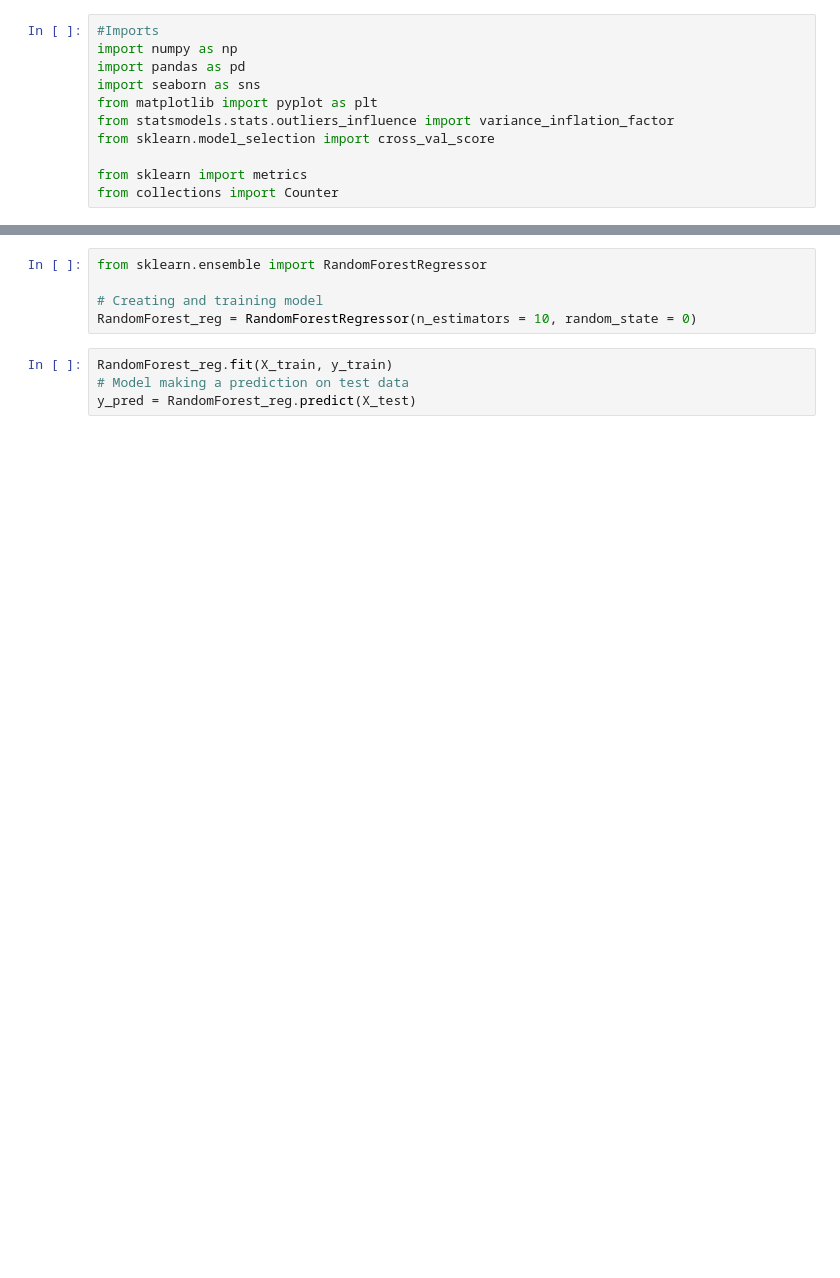
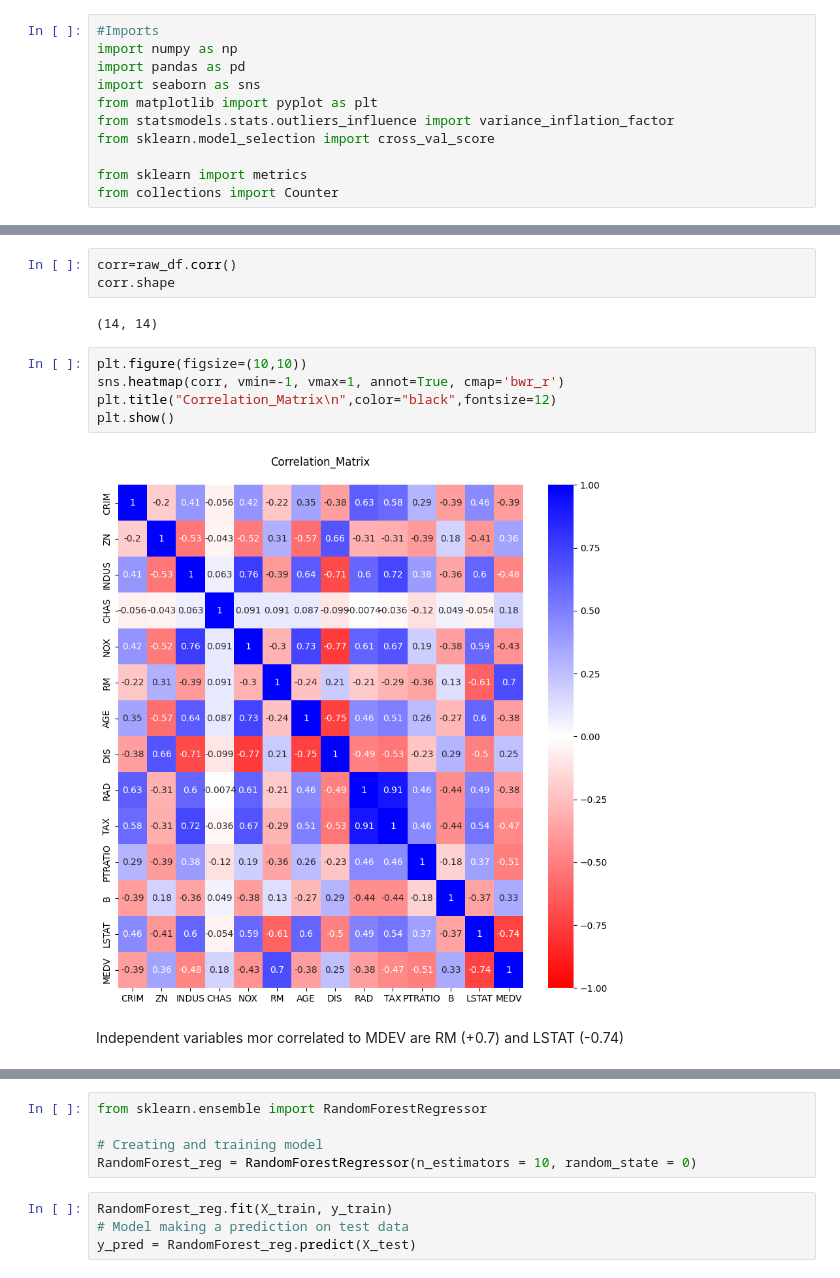
Before and after one commit to JDEQ413/mlops_project, a Jupyter notebook: base_line.ipynb, the cells around one changed output, grey strips where cells are left out. Drawn from its saved outputs; the diff is of its cells as text; blank space fills up the shorter version.

```diff
--- a/base_line.ipynb
+++ b/base_line.ipynb
@@ -24,0 +70,14 @@ y = raw_df.iloc[:, -1]
+# %%
+corr=raw_df.corr()
+corr.shape
+# %% [output]
+(14, 14)
+# %%
+plt.figure(figsize=(10,10))
+sns.heatmap(corr, vmin=-1, vmax=1, annot=True, cmap='bwr_r')
+plt.title("Correlation_Matrix\n",color="black",fontsize=12)
+plt.show()
+# %% [output]
+[figure, added]
+# %% [markdown]
+Independent variables mor correlated to MDEV are RM (+0.7) and LSTAT (-0.74)
```
Also changed, not shown: parts of 23 cells of this notebook.
